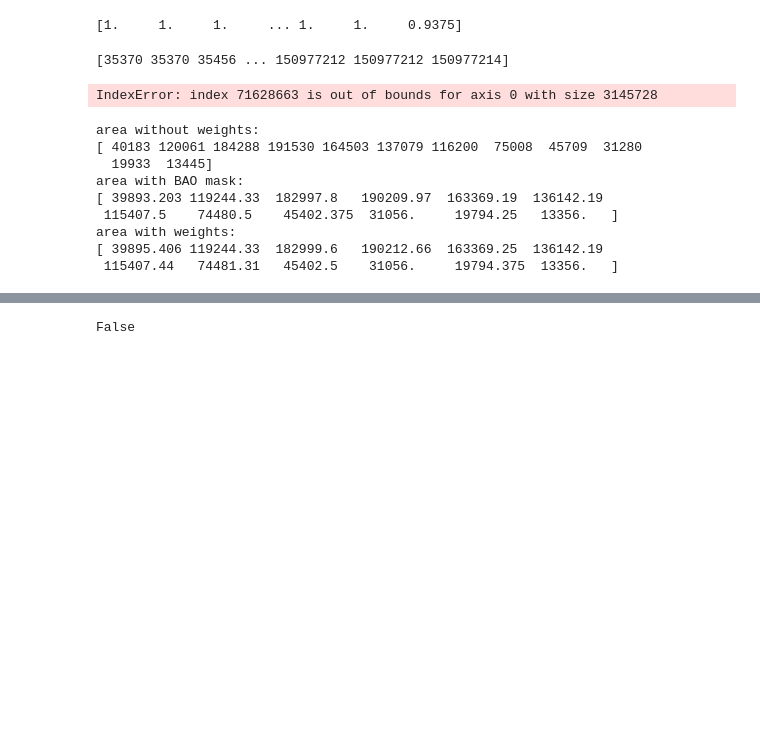
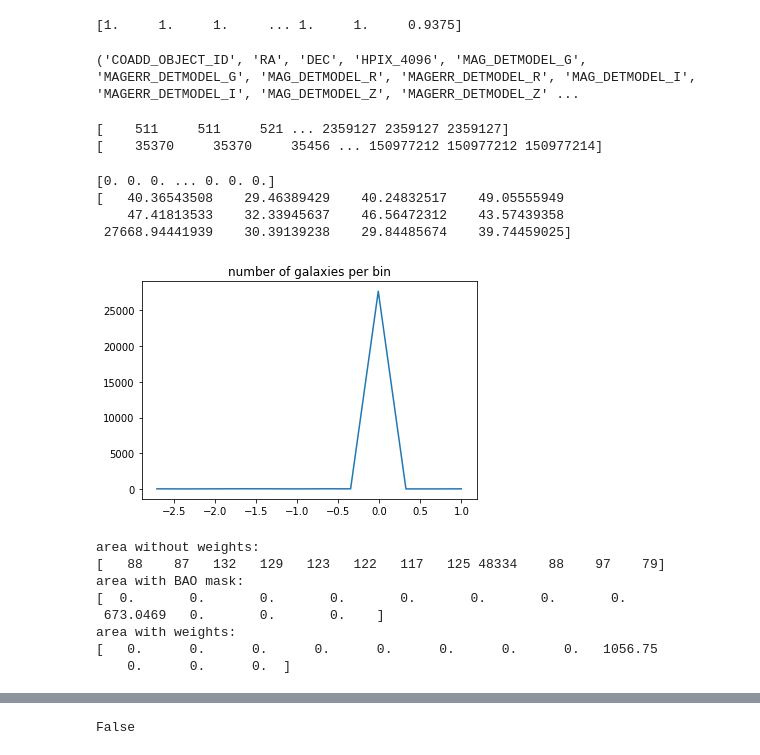
Before and after one commit to sujeong-lee/DMASS, a Jupyter notebook: code_py3/Systematics.ipynb, the cells around one changed output, grey strips where cells are left out. Saved outputs shown, nothing was run; the diff lists cells and outputs as text; code cells hidden in the pictures; blank space fills up the shorter version.

```diff
--- a/code_py3/Systematics.ipynb
+++ b/code_py3/Systematics.ipynb
@@ -281,9 +281,9 @@ rand_cmass = rand_cmass[ rand_cmass['DEC'] > -3.0 ]
 # location of other maps: /fs/scratch/PCON0003/warner785/bwarner/y3/
 # depending on different bands:
 
-input_path = '/fs/scratch/PCON0003/warner785/bwarner/y3/band_z/'
+input_path = '/fs/scratch/PCON0003/warner785/bwarner/pca_maps_jointmask_no_stars1623/'
 #y3/band_z/
-input_keyword = 'y3a2_z_o.4096_t.32768_FWHM.WMEAN_EQU.fits.gz'
+input_keyword = 'pca0'
 sysMap = io.SearchAndCallFits(path = input_path, keyword = input_keyword)
 # %% [output]
 Calling catalogs >>>
@@ -377,50 +406,77 @@ print(LSSGoldmask["SIGNAL"])
 # %% [output]
 [1.     1.     1.     ... 1.     1.     0.9375]
 # %%
-dim_mask = np.in1d(sysMap['PIXEL'], dmass_chron['HPIX_4096'], assume_unique=False, invert=False)
+#dim_mask = np.in1d(sysMap['PIXEL'], dmass_chron['HPIX_4096'], assume_unique=False, invert=False)
 
-print(dmass_chron['HPIX_4096'])
+#print(dmass_chron['HPIX_4096'])
+
+from numpy.lib.recfunctions import append_fields
+
+theta, phi = hp.pix2ang(4096, dmass_chron['HPIX_4096'])
+HPIX_512 = hp.ang2pix(512, theta, phi)
+
+dmass_chron = append_fields(dmass_chron, 'HPIX_512', HPIX_512, usemask=False)
+print(dmass_chron.dtype.names)
+
+# hp.-- conversion -- use RA DEC, or Su's code -- github -- add column of HPIX_512
+# pixel ID of nside --> pixel ID of new nside
+# or existing column added
 # %% [output]
-[35370 35370 35456 ... 150977212 150977212 150977214]
+('COADD_OBJECT_ID', 'RA', 'DEC', 'HPIX_4096', 'MAG_DETMODEL_G', 'MAGERR_DETMODEL_G', 'MAG_DETMODEL_R', 'MAGERR_DETMODEL_R', 'MAG_DETMODEL_I', 'MAGERR_DETMODEL_I', 'MAG_DETMODEL_Z', 'MAGERR_DETMODEL_Z' ...
+# %%
+print(dmass_chron['HPIX_512'])
+print(dmass_chron['HPIX_4096'])
+# %% [output]
+[    511     511     521 ... 2359127 2359127 2359127]
+[    35370     35370     35456 ... 150977212 150977212 150977214]
 # %%
 #Jack's method:
 import matplotlib.pyplot as plt
 
 #np.percentile()
 
+dim_mask = np.in1d(sysMap['PIXEL'], dmass_chron['HPIX_512'], assume_unique=False, invert=False)
+
 minimum = np.percentile(sysMap['SIGNAL'][dim_mask], 1)
+#minimum = np.percentile(sysMap['SIGNAL'], 1)
 #minimum = np.min(sysMap['SIGNAL'][dim_mask]) #FWHM signal (for g filter)
 maximum = np.percentile(sysMap['SIGNAL'][dim_mask], 99)
+#maximum = np.percentile(sysMap['SIGNAL'], 99)
 #maximum = np.max(sysMap['SIGNAL'][dim_mask])
 #print(minimum)
 #print(maximum)
 
 pbin = np.linspace(minimum, maximum, 13)
 pcenter = pbin[:-1] + 0.025
 
 x = np.zeros(hp.nside2npix(512))
 x[sysMap['PIXEL'][dim_mask]] = sysMap['SIGNAL'][dim_mask]
+#x[sysMap['PIXEL']] = sysMap['SIGNAL']
 
 #systematic value at galaxy location:
 
-sysval_gal = x[dmass_chron['HPIX_4096']]
+sysval_gal = x[dmass_chron['HPIX_512']]
 print(sysval_gal)
 h,_ = np.histogram(sysval_gal , bins=pbin, weights = dmass_chron["WEIGHT"]) # -- density of dmass sample, not gold sample
 print(h)
 
 # want this plotted:
 #h/number_of_pixels_in_sysbin
 
 #fracerr = 1/np.sqrt(h) #1 / sqrt(number of cmass galaxies in each bin)
 
 # change to number density: divide by area
 fig, ax = plt.subplots()
 ax.errorbar( pcenter, h)
 #ax.legend(chi2_reduced)
 plt.title('number of galaxies per bin')
 fig.savefig('gal_bin.pdf')
 # %% [output]
-IndexError: index 71628663 is out of bounds for axis 0 with size 3145728
+[0. 0. 0. ... 0. 0. 0.]
+[   40.36543508    29.46389429    40.24832517    49.05555949
+    47.41813533    32.33945637    46.56472312    43.57439358
+ 27668.94441939    30.39139238    29.84485674    39.74459025]
+[figure, added]
 # %%
 # number of galaxies in each pixel:
 
@@ -437,6 +493,7 @@ IndexError: index 71628663 is out of bounds for axis 0 with size 3145728
 #you can get the first pass estimate of this by just doing a histogram of the signal column of the sysmap with the same bins.
 
 sys_signal = sysMap['SIGNAL'][dim_mask]
+#sys_signal = sysMap['SIGNAL']
 n,_ = np.histogram(sys_signal , bins=pbin )
 print('area without weights:')
 print(n)
@@ -448,7 +505,8 @@ print(n)
 #print(LSSGoldmask)
 
 matched_sys = sysMap[dim_mask]
-mask = np.zeros(hp.nside2npix(4096))
+#matched_sys = sysMap
+mask = np.zeros(hp.nside2npix(512))
 bao_mask = np.in1d(LSSGoldmask["PIXEL"], matched_sys["PIXEL"], assume_unique=False, invert=False)
 mask[matched_sys["PIXEL"]] = matched_sys["SIGNAL"]
 
@@ -471,6 +529,7 @@ print(area1)
 # need frac_det array-- in BAO mask-- and apply the same BAO mask afterward to find area //
 
 matched_sys2 = sysMap[dim_mask]
+#matched_sys2 = sysMap
 mask2 = np.zeros(hp.nside2npix(512))
 bao_mask2 = np.in1d(fracDet["PIXEL"], matched_sys["PIXEL"], assume_unique=False, invert=False)
 mask2[matched_sys["PIXEL"]] = matched_sys["SIGNAL"]
@@ -483,14 +542,13 @@ print(area)
 # area = units of healpixels
 # %% [output]
 area without weights:
-[ 40183 120061 184288 191530 164503 137079 116200  75008  45709  31280
-  19933  13445]
+[   88    87   132   129   123   122   117   125 48334    88    97    79]
 area with BAO mask:
-[ 39893.203 119244.33  182997.8   190209.97  163369.19  136142.19
- 115407.5    74480.5    45402.375  31056.     19794.25   13356.   ]
+[  0.       0.       0.       0.       0.       0.       0.       0.
+ 673.0469   0.       0.       0.    ]
 area with weights:
-[ 39895.406 119244.33  182999.6   190212.66  163369.25  136142.19
- 115407.44   74481.31   45402.5    31056.     19794.375  13356.   ]
+[   0.      0.      0.      0.      0.      0.      0.      0.   1056.75
+    0.      0.      0.  ]
 # %%
 print(frac_sys)
 print(fracDet["SIGNAL"][bao_mask2])
```
Also changed, not shown: parts of 14 cells of this notebook.
